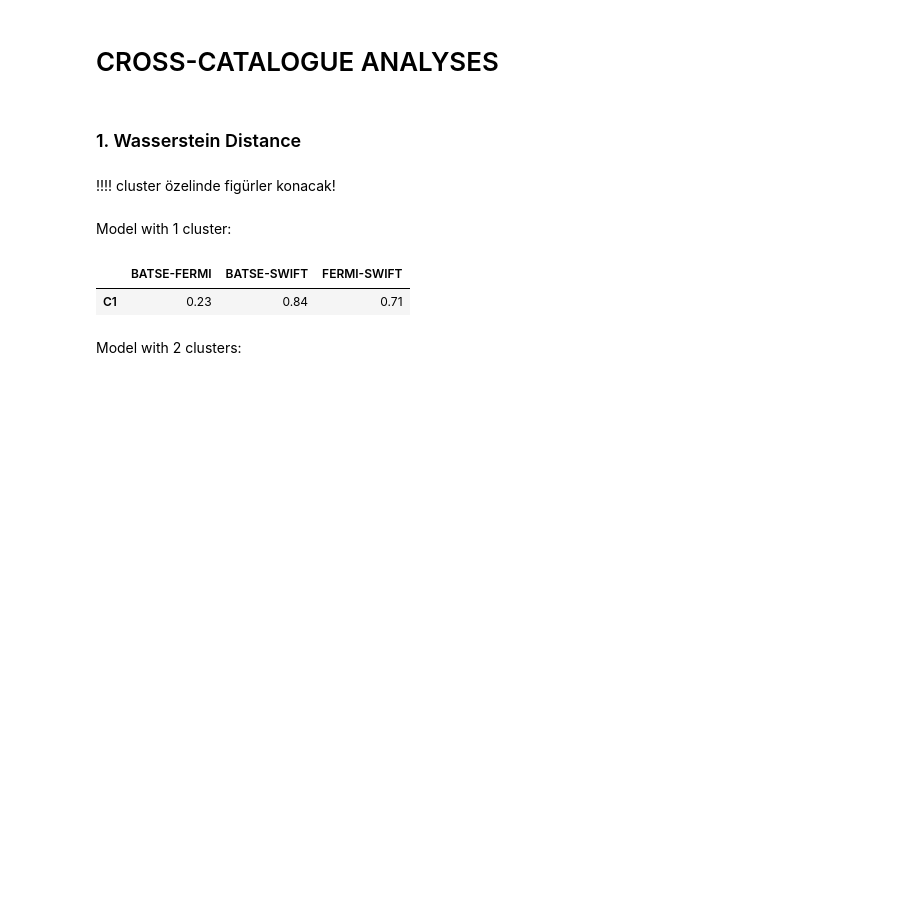
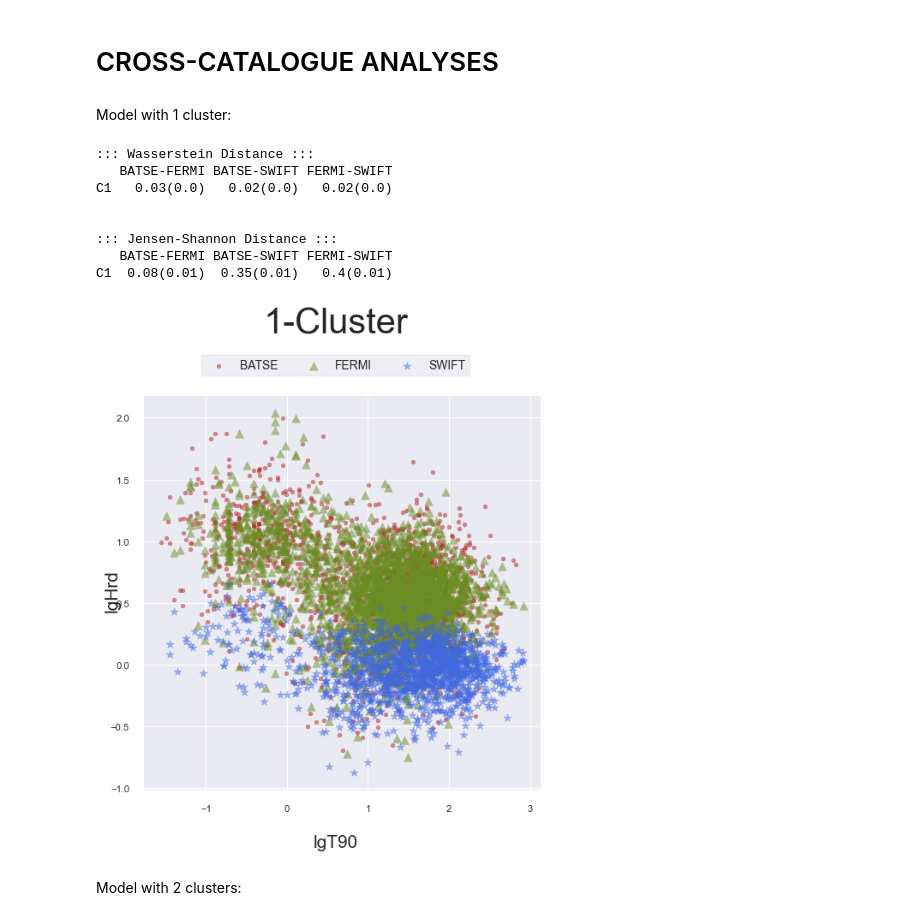
Before and after one commit to ayfm/GRB-Classification, a Jupyter notebook: notebooks/t90_hrd.ipynb, the cells around one changed output. Saved outputs shown, nothing was run; the diff lists cells and outputs as text; code cells hidden in the pictures; blank space fills up the shorter version.

```diff
--- a/notebooks/t90_hrd.ipynb
+++ b/notebooks/t90_hrd.ipynb
@@ -283,17 +280,20 @@ disp_operations.plot_heatmap(normalized_scores, cat_swift)
 -----
 # %% [markdown]
 # CROSS-CATALOGUE ANALYSES
-# %% [markdown]
-### 1. Wasserstein Distance
-# %% [markdown]
-!!!! cluster özelinde figürler konacak!
 # %% [markdown]
 Model with 1 cluster:
 # %%
-stats_operations.perform_wasserstein(feat_space=features.copy(), random_state=None, n_components=1)
+stats_operations.perform_cross_catalogue_comparison(feat_space=features.copy(), random_state=None, n_components=1, plot_catalogues=True)
 # %% [output]
-|  | BATSE-FERMI | BATSE-SWIFT | FERMI-SWIFT |
-| C1 | 0.23 | 0.84 | 0.71 |
+::: Wasserstein Distance :::
+   BATSE-FERMI BATSE-SWIFT FERMI-SWIFT
+C1   0.03(0.0)   0.02(0.0)   0.02(0.0)
+
+
+::: Jensen-Shannon Distance :::
+   BATSE-FERMI BATSE-SWIFT FERMI-SWIFT
+C1  0.08(0.01)  0.35(0.01)   0.4(0.01)
+[figure, added]
 # %% [markdown]
 Model with 2 clusters:
 # %%
```
Also changed, not shown: parts of 14 cells of this notebook, 1 other file.
